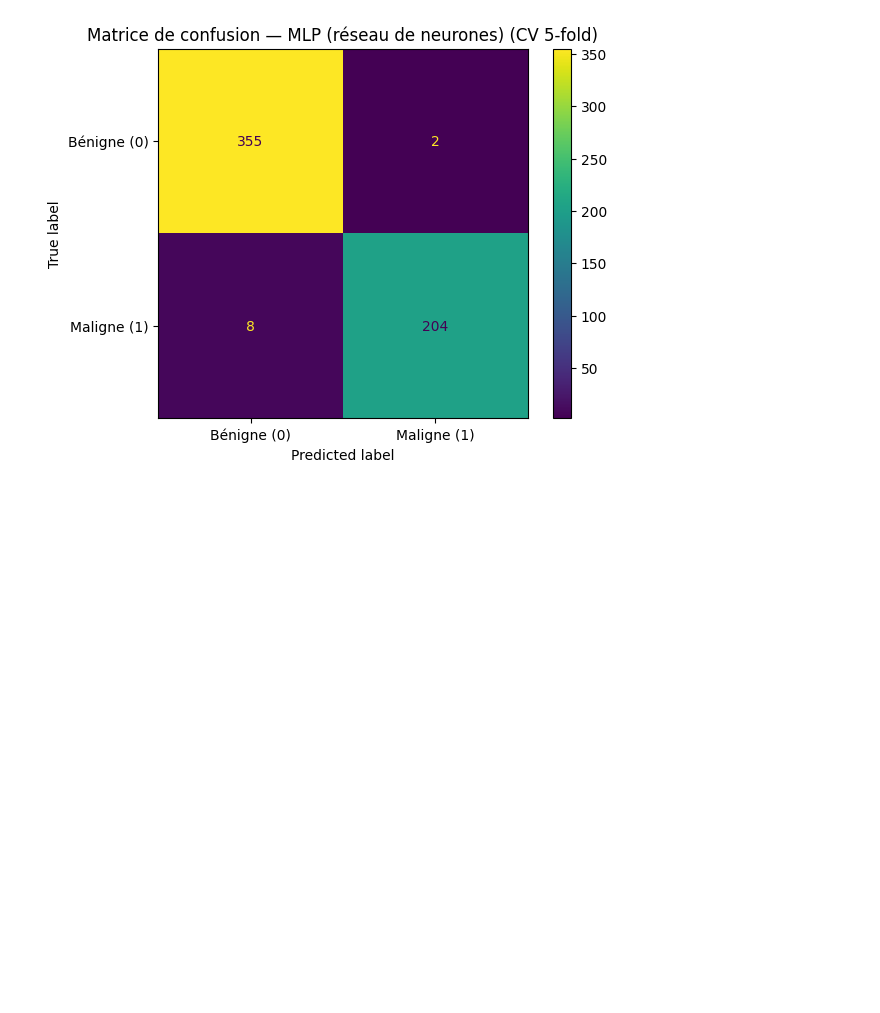
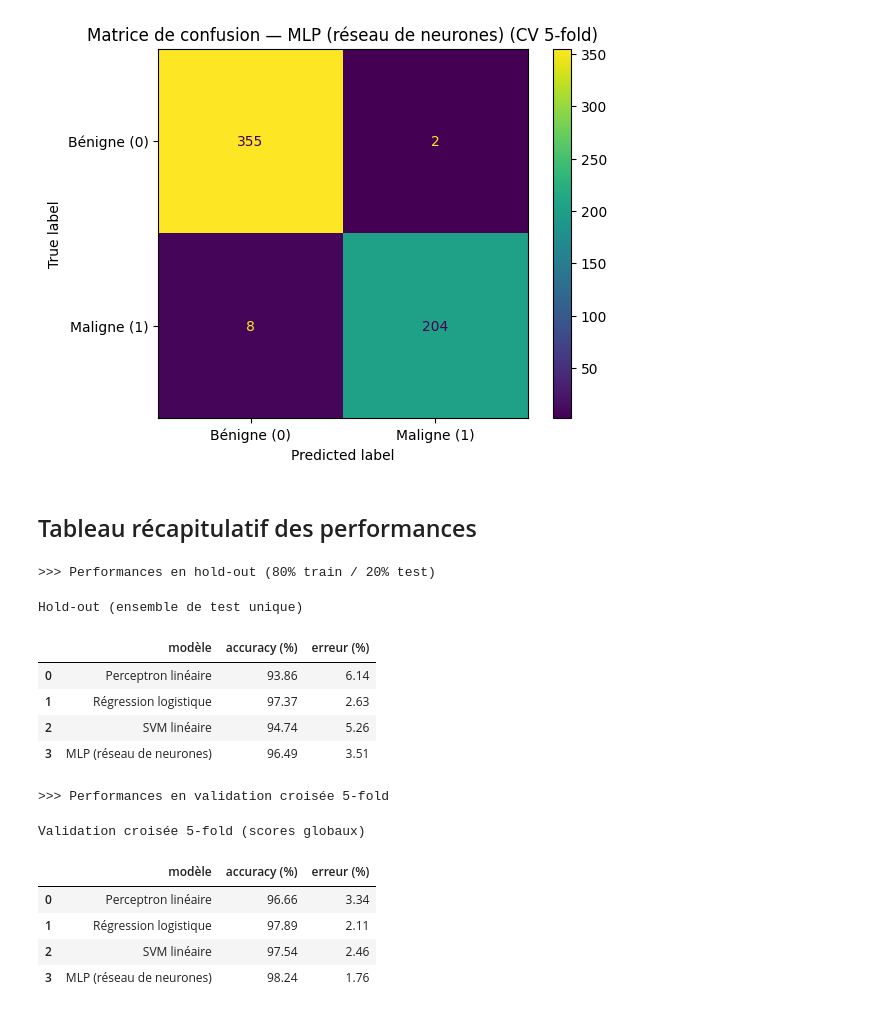
Before and after one commit to RSoups11/Apprentissage_Projet, a Jupyter notebook: notebooks/modelisation.ipynb, the cells around one changed output. Drawn from its saved outputs; the diff is of its cells as text; code cells hidden in the pictures; blank space fills up the shorter version.

Commit message:
Ajout de tableau de comparaison de performances pour chaque stratégies

```diff
--- a/notebooks/modelisation.ipynb
+++ b/notebooks/modelisation.ipynb
@@ -535,3 +535,77 @@ Résumé des erreurs :
   - Nombre total de faux négatifs  : 8
   -> Le modèle commet davantage de faux négatifs que de faux positifs.
 [figure]
+# %% [markdown]
+## Tableau récapitulatif des performances
+# %%
+# 1) Transformation de la liste de résultats en DataFrame
+df_resultats = pd.DataFrame(resultats)
+
+# 2) Ajout des colonnes en pourcentage
+df_resultats["accuracy (%)"] = df_resultats["accuracy"] * 100
+df_resultats["erreur (%)"]   = df_resultats["erreur"] * 100
+
+# 3) On fixe un ordre logique pour les modèles
+ordre_modeles = [
+    "Perceptron linéaire",
+    "Régression logistique",
+    "SVM linéaire",
+    "MLP (réseau de neurones)"
+]
+
+df_resultats["modèle"] = pd.Categorical(
+    df_resultats["modèle"],
+    categories=ordre_modeles,
+    ordered=True
+)
+
+# 4) On construit deux DataFrame séparés :
+
+colonnes_affichees = ["modèle", "accuracy (%)", "erreur (%)"]
+
+df_holdout = (
+    df_resultats[df_resultats["stratégie"] == "hold-out"]
+    .sort_values("modèle")
+    [colonnes_affichees]
+    .reset_index(drop=True)
+)
+
+df_cv5 = (
+    df_resultats[df_resultats["stratégie"] == "CV-5"]
+    .sort_values("modèle")
+    [colonnes_affichees]
+    .reset_index(drop=True)
+)
+
+print(">>> Performances en hold-out (80% train / 20% test)\n")
+display(
+    df_holdout
+    .style
+    .format({"accuracy (%)": "{:.2f}", "erreur (%)": "{:.2f}"})
+    .background_gradient(subset=["accuracy (%)"], cmap="Blues")
+    .set_caption("Hold-out (ensemble de test unique)")
+)
+
+print("\n>>> Performances en validation croisée 5-fold\n")
+display(
+    df_cv5
+    .style
+    .format({"accuracy (%)": "{:.2f}", "erreur (%)": "{:.2f}"})
+    .background_gradient(subset=["accuracy (%)"], cmap="Blues")
+    .set_caption("Validation croisée 5-fold (scores globaux)")
+)
+# %% [output]
+>>> Performances en hold-out (80% train / 20% test)
+Hold-out (ensemble de test unique)
+|  | modèle | accuracy (%) | erreur (%) |
+| 0 | Perceptron linéaire | 93.86 | 6.14 |
+| 1 | Régression logistique | 97.37 | 2.63 |
+| 2 | SVM linéaire | 94.74 | 5.26 |
+| 3 | MLP (réseau de neurones) | 96.49 | 3.51 |
+>>> Performances en validation croisée 5-fold
+Validation croisée 5-fold (scores globaux)
+|  | modèle | accuracy (%) | erreur (%) |
+| 0 | Perceptron linéaire | 96.66 | 3.34 |
+| 1 | Régression logistique | 97.89 | 2.11 |
+| 2 | SVM linéaire | 97.54 | 2.46 |
+| 3 | MLP (réseau de neurones) | 98.24 | 1.76 |
```
